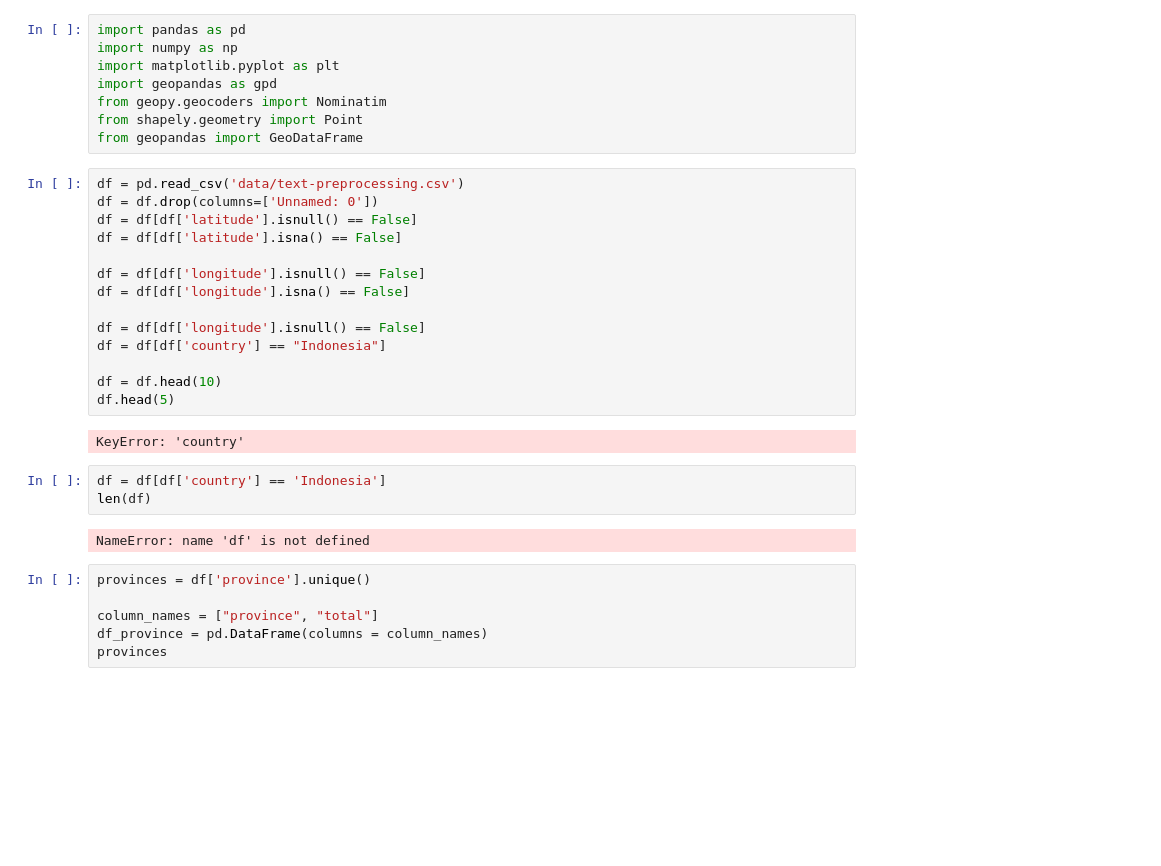
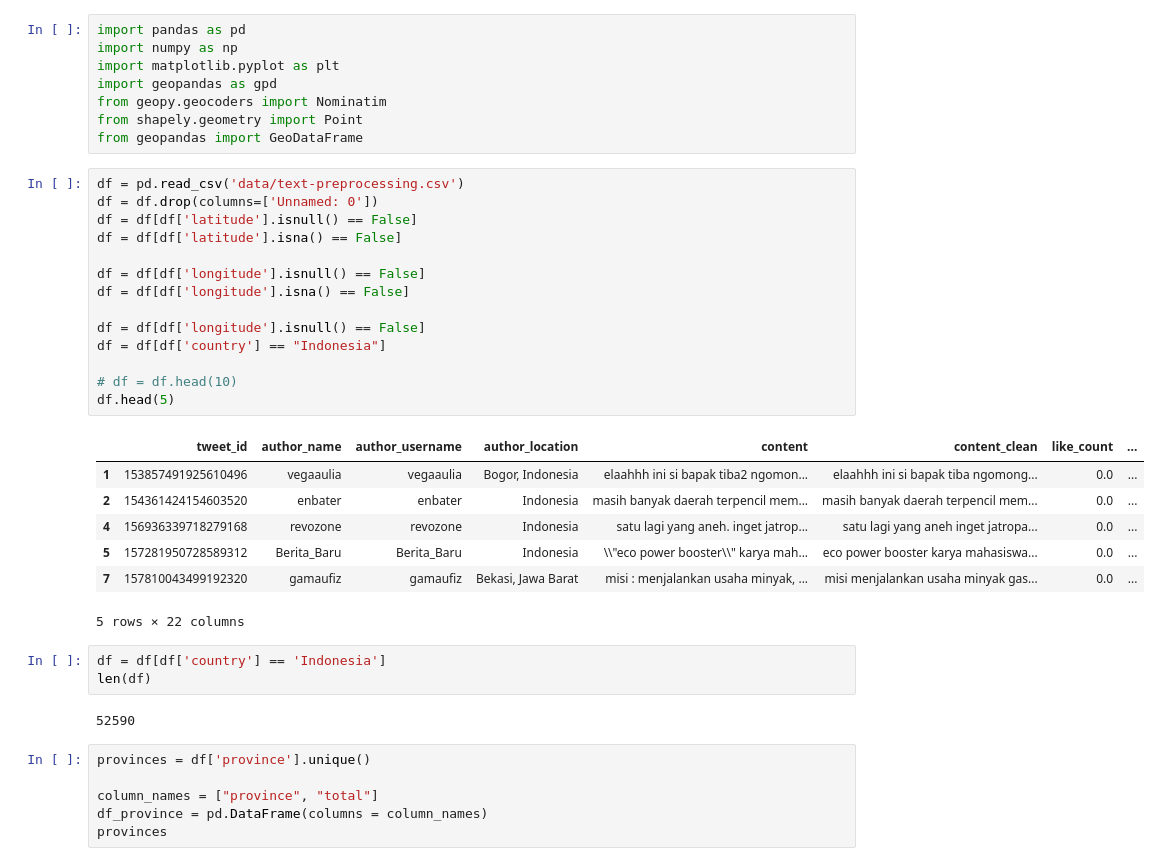
Before and after one commit to felornsy/tugas-akhir, a Jupyter notebook: task_geocoding.ipynb, the cells around one changed output. Saved outputs shown, nothing was run; the diff lists cells and outputs as text; blank space fills up the shorter version.

Commit message:
update data set with location detail

```diff
--- a/task_geocoding.ipynb
+++ b/task_geocoding.ipynb
@@ -9,24 +9,30 @@ from geopandas import GeoDataFrame
 # %%
 df = pd.read_csv('data/text-preprocessing.csv')
 df = df.drop(columns=['Unnamed: 0'])
 df = df[df['latitude'].isnull() == False]
 df = df[df['latitude'].isna() == False]
 
 df = df[df['longitude'].isnull() == False]
 df = df[df['longitude'].isna() == False]
 
 df = df[df['longitude'].isnull() == False]
 df = df[df['country'] == "Indonesia"]
 
-df = df.head(10)
+# df = df.head(10)
 df.head(5)
 # %% [output]
+|  | tweet_id | author_name | author_username | author_location | content | content_clean | like_count | ... |
+| 1 | 153857491925610496 | vegaaulia | vegaaulia | Bogor, Indonesia | elaahhh ini si bapak tiba2 ngomon... | elaahhh ini si bapak tiba ngomong... | 0.0 | ... |
+| 2 | 154361424154603520 | enbater | enbater | Indonesia | masih banyak daerah terpencil mem... | masih banyak daerah terpencil mem... | 0.0 | ... |
+| 4 | 156936339718279168 | revozone | revozone | Indonesia | satu lagi yang aneh. inget jatrop... | satu lagi yang aneh inget jatropa... | 0.0 | ... |
+| 5 | 157281950728589312 | Berita_Baru | Berita_Baru | Indonesia | \\"eco power booster\\" karya mah... | eco power booster karya mahasiswa... | 0.0 | ... |
+| 7 | 157810043499192320 | gamaufiz | gamaufiz | Bekasi, Jawa Barat | misi : menjalankan usaha minyak, ... | misi menjalankan usaha minyak gas... | 0.0 | ... |
-KeyError: 'country'
+5 rows × 22 columns
 # %%
 df = df[df['country'] == 'Indonesia']
 len(df)
 # %% [output]
-NameError: name 'df' is not defined
+52590
 # %%
 provinces = df['province'].unique()
 
```
Also changed, not shown: parts of 5 cells of this notebook, 15 other files.
